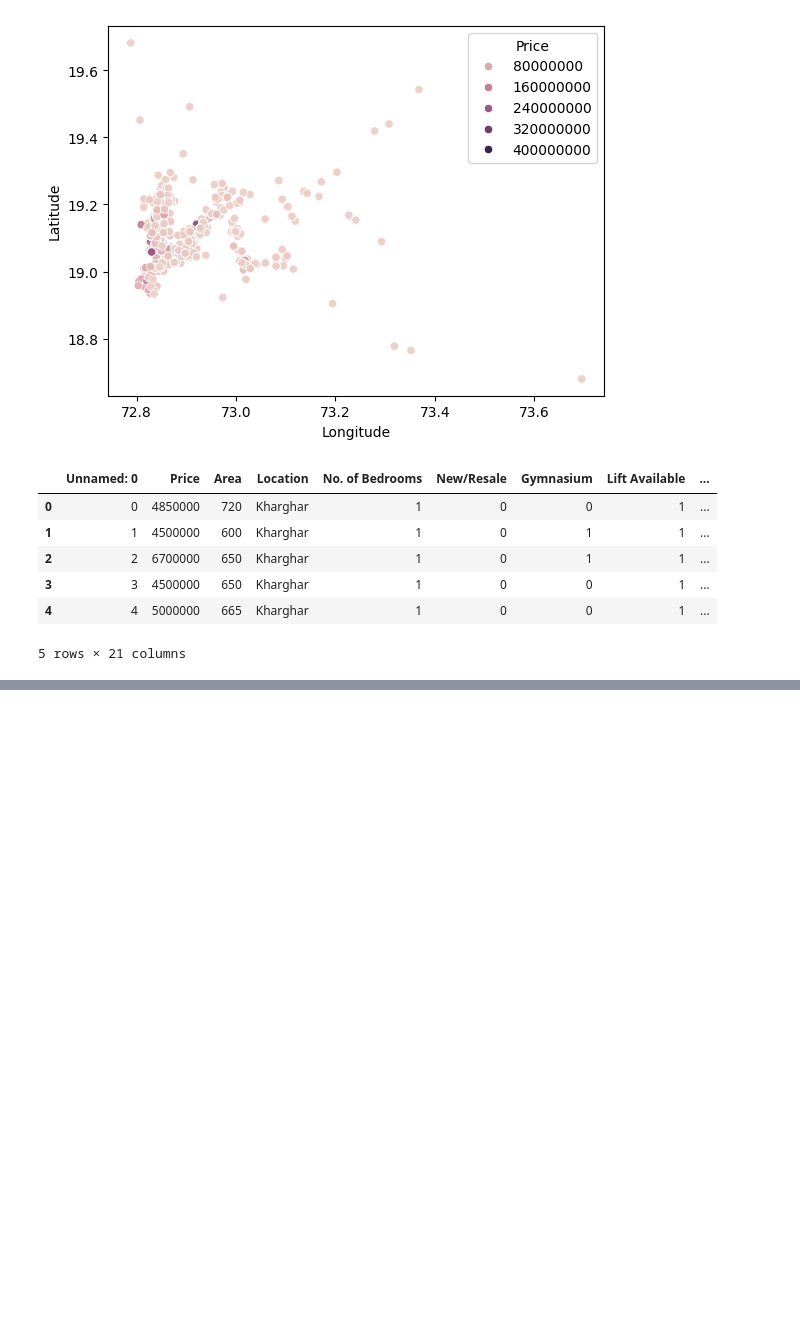
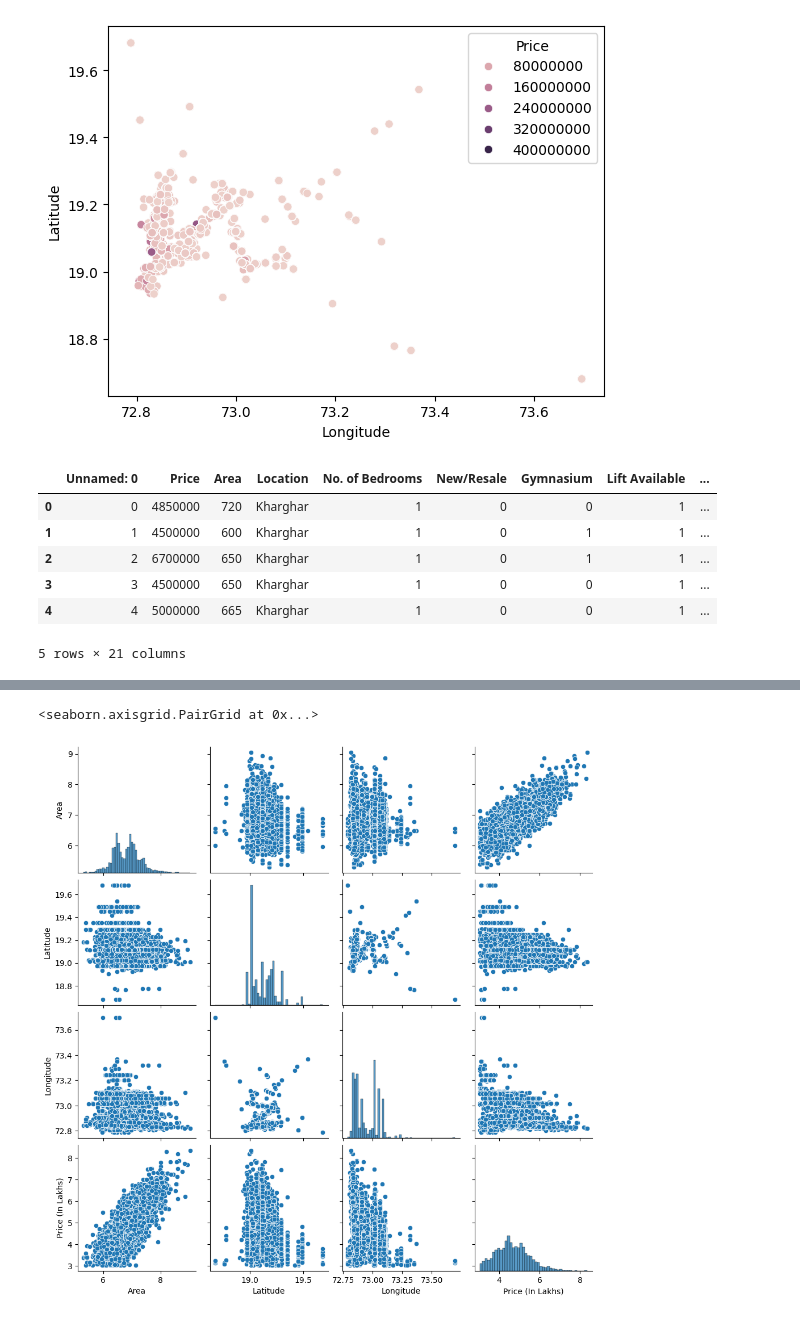
Before and after one commit to techcsispit/House-Price-Prediction, a Jupyter notebook: backend/preprocessing.ipynb, the cells around one changed output, grey strips where cells are left out. Cells and saved outputs as stored; diff of their text form; code cells hidden in the pictures; blank space fills up the shorter version.

```diff
--- a/backend/preprocessing.ipynb
+++ b/backend/preprocessing.ipynb
@@ -403,0 +539,5 @@ df_na.to_csv('preprocessed_Mumbai.csv')
+# %%
+sns.pairplot(df3[cnum_cols])
+# %% [output]
+<seaborn.axisgrid.PairGrid at 0x...>
+[figure, added]
```
Also changed, not shown: parts of 54 cells of this notebook, 5 other files.
